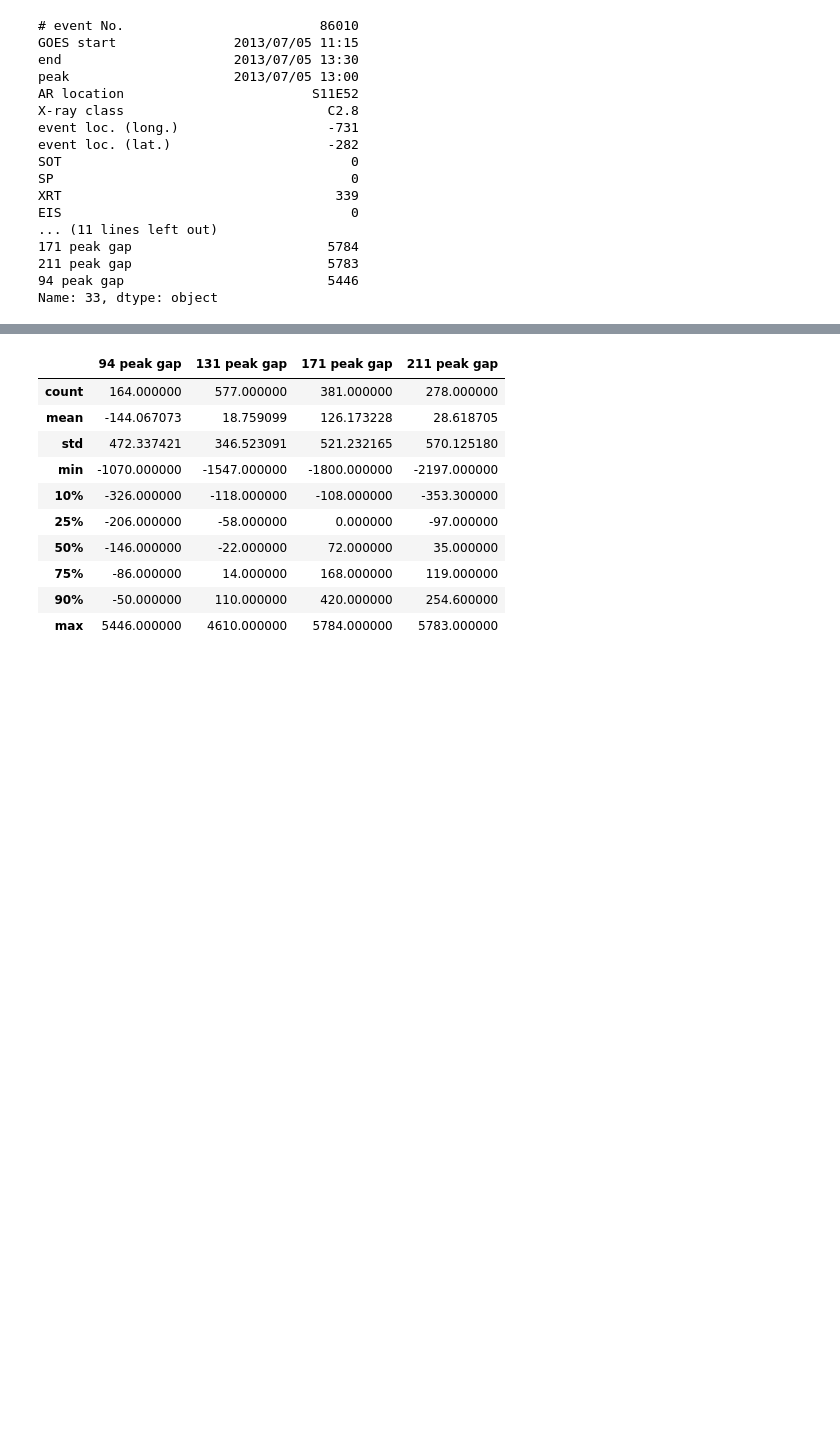
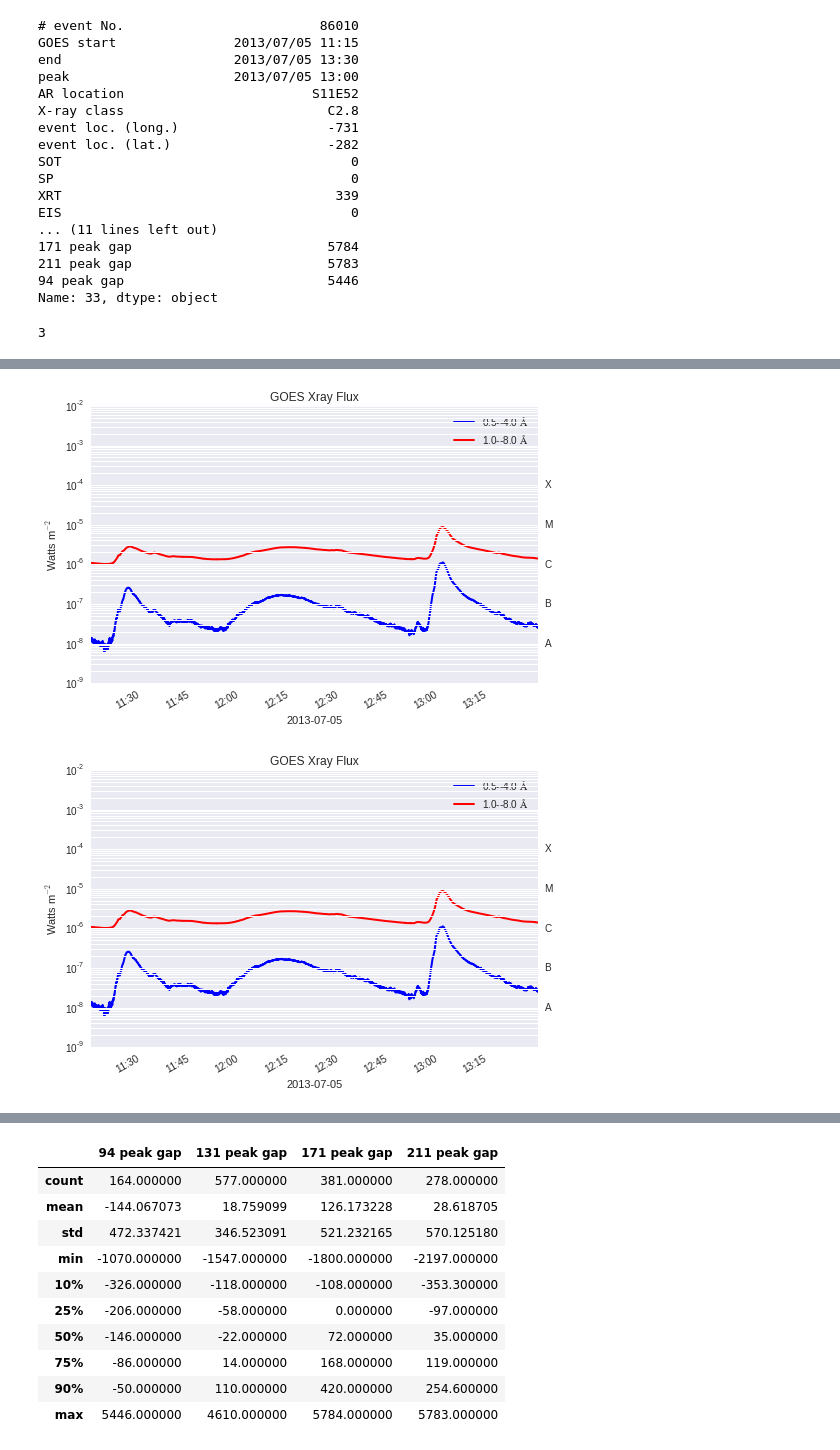
Before and after one commit to Nschanche/Flare_statistics_project, a Jupyter notebook: Flare_statistics.ipynb, the cells around one changed output, grey strips where cells are left out. Drawn from its saved outputs; the diff is of its cells as text; code cells hidden in the pictures; blank space fills up the shorter version.

```diff
--- a/Flare_statistics.ipynb
+++ b/Flare_statistics.ipynb
@@ -579,3 +570,24 @@ EIS                                     0
 211 peak gap                         5783
 94 peak gap                          5446
 Name: 33, dtype: object
+# %%
+from sunpy import lightcurve as lc
+from sunpy.time import TimeRange
+goes_lc = lc.GOESLightCurve.create(TimeRange('2013/07/05 11:15', '2013/07/05 13:30'))
+lc_data = goes_lc.data
+intensity = lc_data['xrsa']
+#print lc_data['xrsa']
+from scipy import signal
+#This is the peak finding program I have been messing with. There may be better ones out there.
+peakind = signal.find_peaks_cwt(lc_data['xrsa'], np.arange(400,500))
+print len(peakind)
+#goes_lc.peek()
+# %% [output]
+3
+# %%
+intensity = lc_data['xrsa']
+print intensity[peakind]
+
+#print lc_data[peakind]
+goes_lc.peek()
+# %% [output]
@@ -581,0 +598,2 @@ Name: 33, dtype: object
+[figure, added]
+[figure, added]
```
Also changed, not shown: parts of 5 cells of this notebook.
